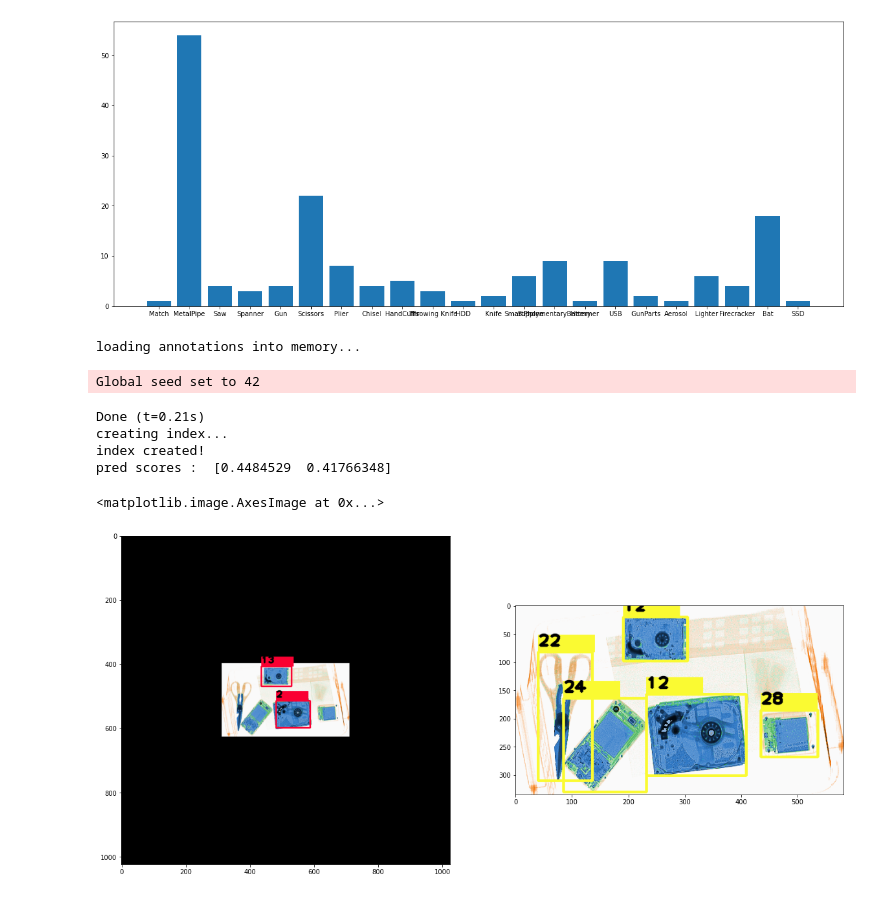
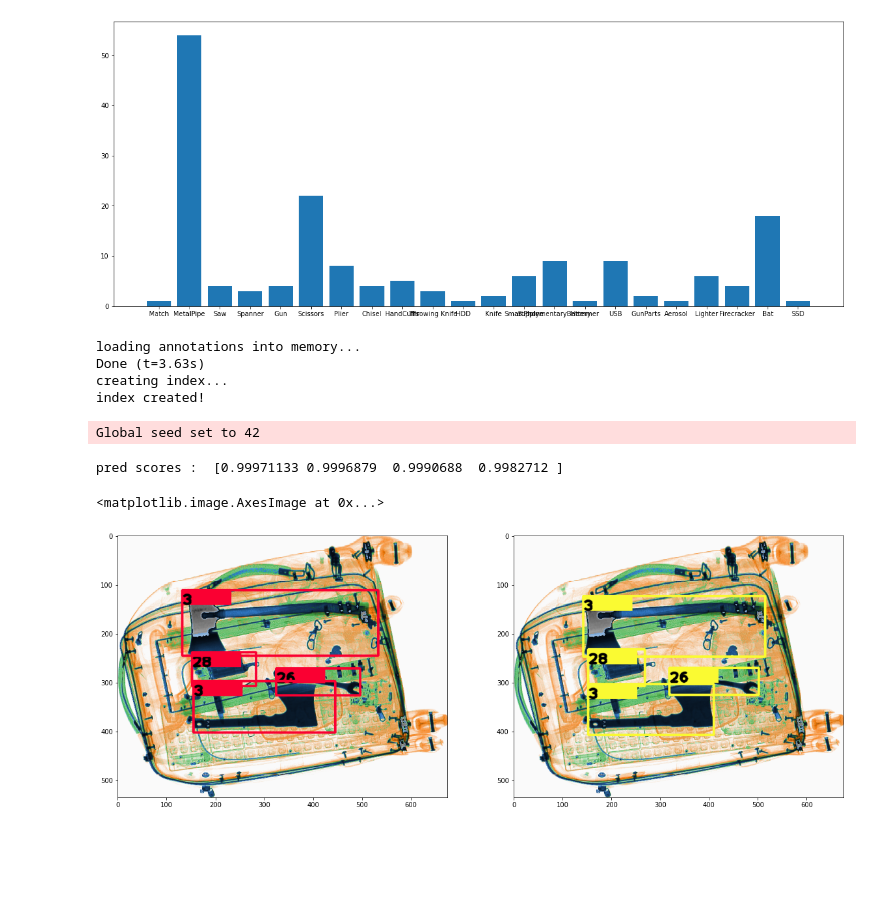
Before and after one commit to kmouleejunhyuk/final-project-level3-cv-06, a Jupyter notebook: detection/EDA.ipynb, the cells around one changed output. Drawn from its saved outputs; the diff is of its cells as text; code cells hidden in the pictures; blank space fills up the shorter version.

Commit message:
[FIX] add to merge with detection-baseline-final

```diff
--- a/detection/EDA.ipynb
+++ b/detection/EDA.ipynb
@@ -267,8 +267,8 @@ import json
 
 from models.fasterrcnn import LitModel
 
-annotation = '/opt/ml/finalproject/detection/data/sampled/sampled_train.json'
-img_path = '/opt/ml/finalproject/detection/data/sampled/Astrophysics/[Astro]HDD/HDD/Multiple_Categories/S_8471.70-2020_02_569.png'
+annotation = '/opt/ml/finalproject/detection/data/train/full_train.json'
+img_path = '/opt/ml/finalproject/detection/data/train/Astrophysics/[Astro]Bat/Bat/Multiple_Categories/H_9506.91-0000_01_132.png'
 coco = COCO(annotation)
 
 with open(annotation) as json_file:
@@ -278,7 +278,7 @@ source_images = source_anns['images']
 source_annotations = source_anns['annotations']
 
 for img in source_images:
-    if img['file_name'] == 'S_8471.70-2020_02_569.png':
+    if img['file_name'] == 'H_9506.91-0000_01_132.png':
         img_id = img['id']
 
 answer = []
@@ -294,7 +294,7 @@ for ans in answer:
 
 pl.seed_everything(42)
 
-chk_path = '/opt/ml/finalproject/detection/lightning_logs/version_0/checkpoints/epoch=49-step=32749.ckpt'
+chk_path = '/opt/ml/finalproject/saved_models/fcnn/pytorch_lightning/3rlxbn6y/checkpoints/epoch=26-step=17684.ckpt'
 model = LitModel().load_from_checkpoint(chk_path)
 model.eval()
 
@@ -306,8 +306,8 @@ def read_img(img_path):
 
 def valid_transform():
     return A.Compose([
-        A.PadIfNeeded(min_height=1500, min_width=1500, border_mode=cv2.BORDER_CONSTANT),
-        A.Resize(1024, 1024),
+        # A.PadIfNeeded(min_height=1500, min_width=1500, border_mode=cv2.BORDER_CONSTANT),
+        # A.Resize(1024, 1024),
         # A.CenterCrop(800, 800),
         ToTensorV2()
     ])
@@ -325,7 +325,7 @@ with torch.no_grad():
     labels = output[0]['labels'].detach().cpu().numpy()
     scores = output[0]['scores'].detach().cpu().numpy()
     boxes = output[0]['boxes'].detach().cpu().numpy()
-    indexes = np.where(scores > 0.4)
+    indexes = np.where(scores > 0.78)
 
     labels = labels[indexes]
     scores = scores[indexes]
@@ -335,40 +335,40 @@ with torch.no_grad():
 print('pred scores : ',scores)
 # print(boxes)
 
 image = image.squeeze(dim=0)
 image = image.permute(1, 2, 0).numpy()
 image= (image * 255).astype(np.uint8)
 
 plt.figure(figsize=(20, 20))
 for i in range(len(labels)):
 
     box = list(map(int, boxes[i]))
     cv2.rectangle(image, (box[0], box[1]), (box[2], box[3]), (250, 0, 50), 4)
 
-    text = str(labels[i])
-    cv2.rectangle(image, (box[0], box[1] - 30), (box[0] + 100, box[1]), (250, 0, 50), -1)
-    cv2.putText(image, text, (box[0], box[1] - 10), cv2.FONT_HERSHEY_PLAIN, 2, (0,0,0), 4, cv2.LINE_AA)
+    text = str(labels[i]-1)
+    cv2.rectangle(image, (box[0], box[1] + 30), (box[0] + 100, box[1]), (250, 0, 50), -1)
+    cv2.putText(image, text, (box[0], box[1] + 30), cv2.FONT_HERSHEY_PLAIN, 2, (0,0,0), 4, cv2.LINE_AA)
 
 plt.subplot(1, 2, 1)
 plt.imshow(image)
 
 for i in range(len(ans_label)):
 
     box = list(map(int, ans_bbox[i]))
     cv2.rectangle(image2, (box[0], box[1]), (box[0]+box[2], box[1]+box[3]), (250, 250, 50), 4)
 
     text = str(ans_label[i])
-    cv2.rectangle(image2, (box[0], box[1] - 30), (box[0] + 100, box[1]), (250, 250, 50), -1)
-    cv2.putText(image2, text, (box[0], box[1] - 10), cv2.FONT_HERSHEY_PLAIN, 2, (0,0,0), 4, cv2.LINE_AA)
+    cv2.rectangle(image2, (box[0], box[1] + 30), (box[0] + 100, box[1]), (250, 250, 50), -1)
+    cv2.putText(image2, text, (box[0], box[1] + 30), cv2.FONT_HERSHEY_PLAIN, 2, (0,0,0), 4, cv2.LINE_AA)
 
 plt.subplot(1, 2, 2)
 plt.imshow(image2)
 # %% [output]
 loading annotations into memory...
+Done (t=3.63s)
+creating index...
+index created!
 Global seed set to 42
-Done (t=0.21s)
-creating index...
-index created!
-pred scores :  [0.4484529  0.41766348]
+pred scores :  [0.99971133 0.9996879  0.9990688  0.9982712 ]
 <matplotlib.image.AxesImage at 0x...>
-[figure, old version]
+[figure, new version]
```
Also changed, not shown: 2 other files.
